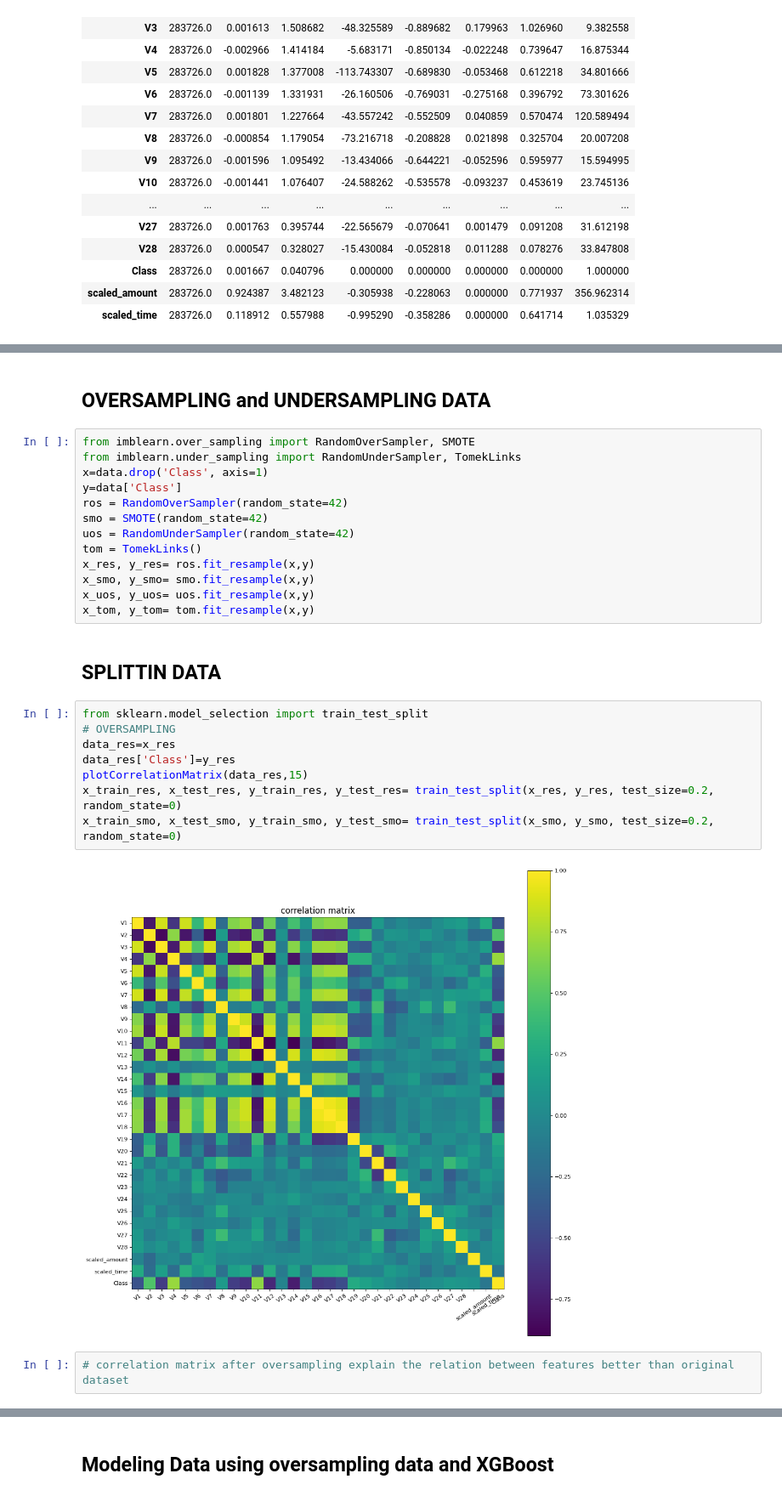
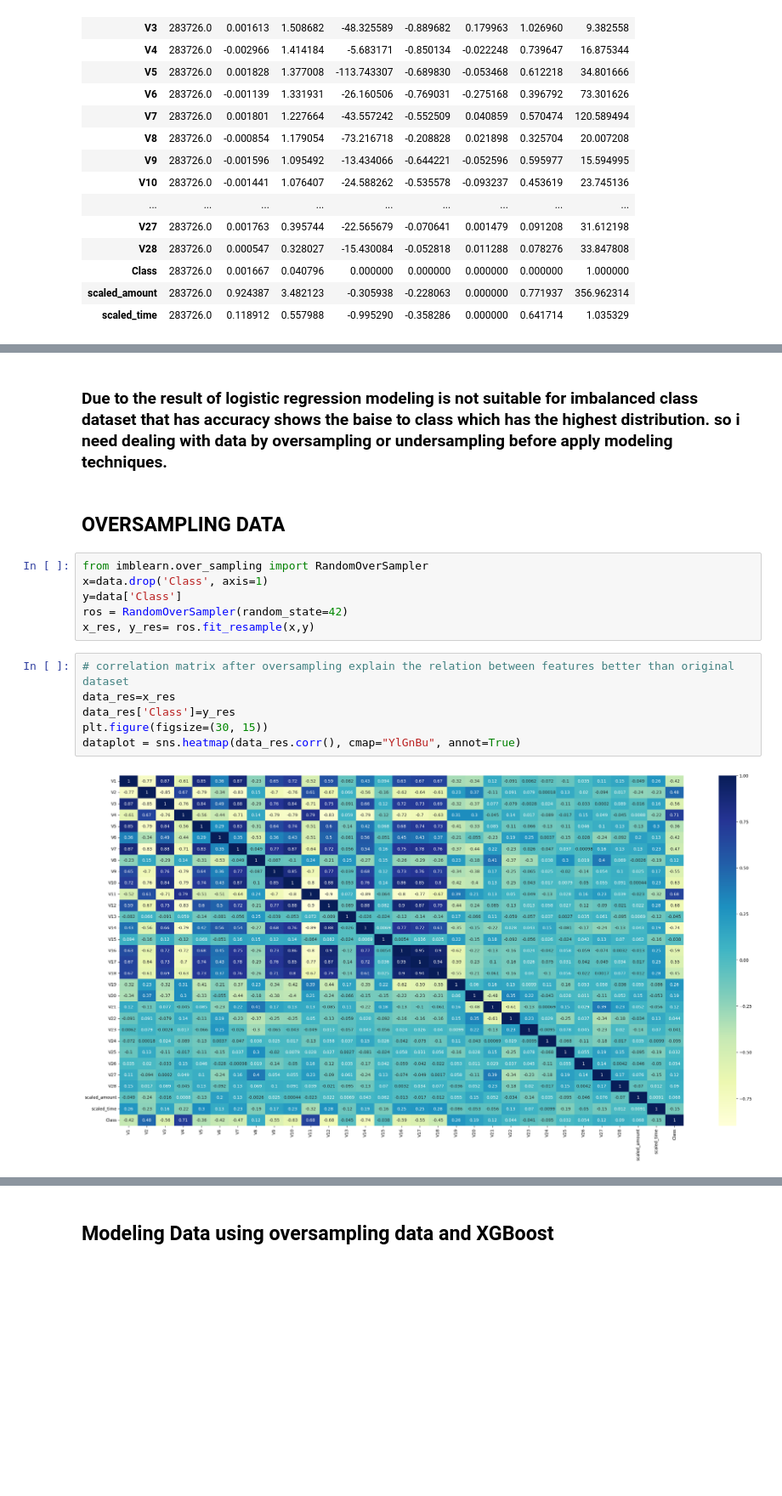
Before and after one commit to engmarwaemam/project, a Jupyter notebook: project.ipynb, the cells around one changed output, grey strips where cells are left out. Shown at 85% size. Drawn from its saved outputs; the diff is of its cells as text; blank space fills up the shorter version.

```diff
--- a/project.ipynb
+++ b/project.ipynb
@@ -184,29 +214,18 @@ data.describe().transpose()
+# %% [markdown]
+### Due to the result of logistic regression modeling is not suitable for imbalanced class dataset that has accuracy shows the baise to class which has the highest distribution. so i need dealing with data by oversampling or undersampling before apply modeling techniques.
 # %% [markdown]
-## OVERSAMPLING and UNDERSAMPLING DATA
+## OVERSAMPLING DATA
 # %%
-from imblearn.over_sampling import RandomOverSampler, SMOTE
-from imblearn.under_sampling import RandomUnderSampler, TomekLinks
+from imblearn.over_sampling import RandomOverSampler
 x=data.drop('Class', axis=1)
 y=data['Class']
 ros = RandomOverSampler(random_state=42)
-smo = SMOTE(random_state=42)
-uos = RandomUnderSampler(random_state=42)
-tom = TomekLinks()
 x_res, y_res= ros.fit_resample(x,y)
-x_smo, y_smo= smo.fit_resample(x,y)
-x_uos, y_uos= uos.fit_resample(x,y)
-x_tom, y_tom= tom.fit_resample(x,y)
-# %% [markdown]
-## SPLITTIN DATA
-# %%
-from sklearn.model_selection import train_test_split
-# OVERSAMPLING
-data_res=x_res
-data_res['Class']=y_res
-plotCorrelationMatrix(data_res,15)
-x_train_res, x_test_res, y_train_res, y_test_res= train_test_split(x_res, y_res, test_size=0.2, random_state=0)
-x_train_smo, x_test_smo, y_train_smo, y_test_smo= train_test_split(x_smo, y_smo, test_size=0.2, random_state=0)
-# %% [output]
-[figure, removed]
 # %%
 # correlation matrix after oversampling explain the relation between features better than original dataset
+data_res=x_res
+data_res['Class']=y_res
+plt.figure(figsize=(30, 15))
+dataplot = sns.heatmap(data_res.corr(), cmap="YlGnBu", annot=True)
+# %% [output]
+[figure, added]
```
Also changed, not shown: parts of 36 cells of this notebook.
